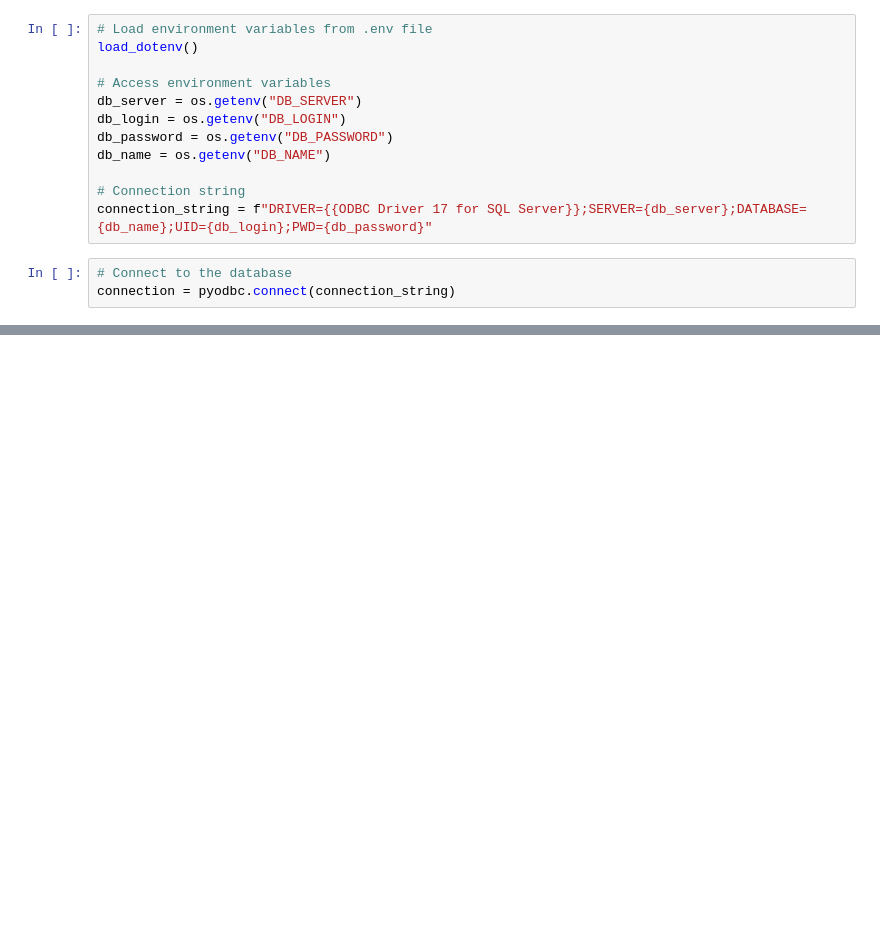
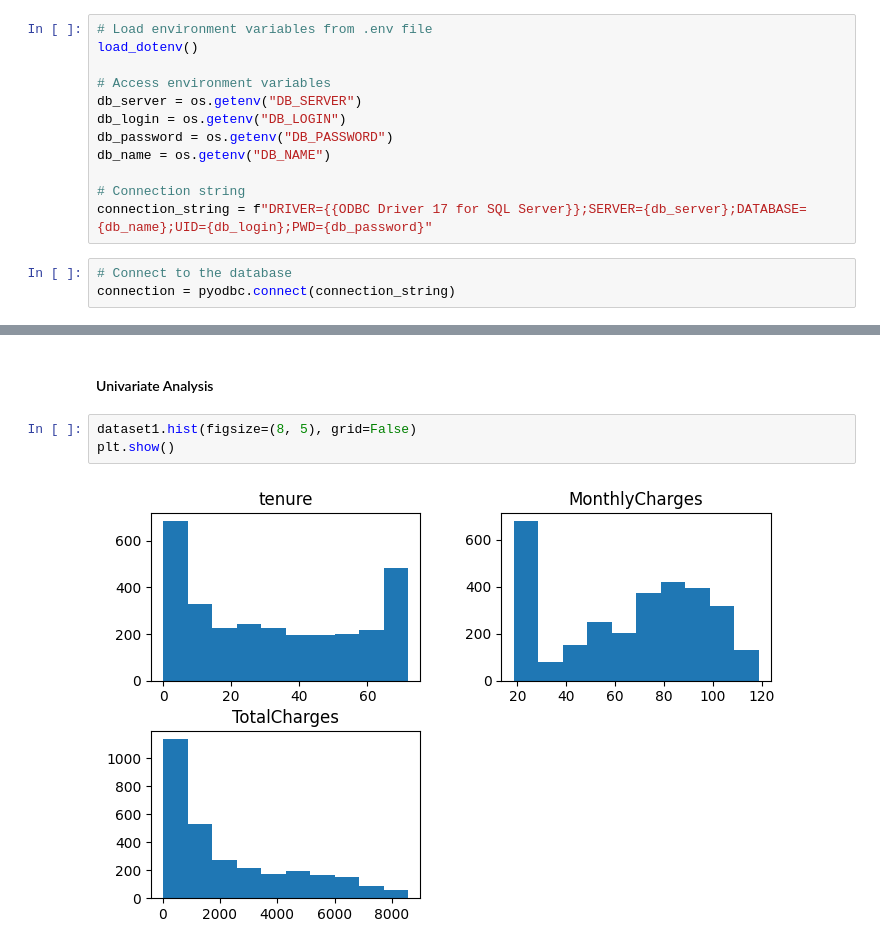
Before and after one commit to Moriahasare/Customer-Churn-Project, a Jupyter notebook: notebook.ipynb, the cells around one changed output, grey strips where cells are left out. Saved outputs shown, nothing was run; the diff lists cells and outputs as text; blank space fills up the shorter version.

```diff
--- a/notebook.ipynb
+++ b/notebook.ipynb
@@ -51,0 +164,7 @@ dataset1.head()
+# %% [markdown]
+#### Univariate Analysis
+# %%
+dataset1.hist(figsize=(8, 5), grid=False)
+plt.show()
+# %% [output]
+[figure, added]
```
Also changed, not shown: parts of 25 cells of this notebook, 1 other file.
